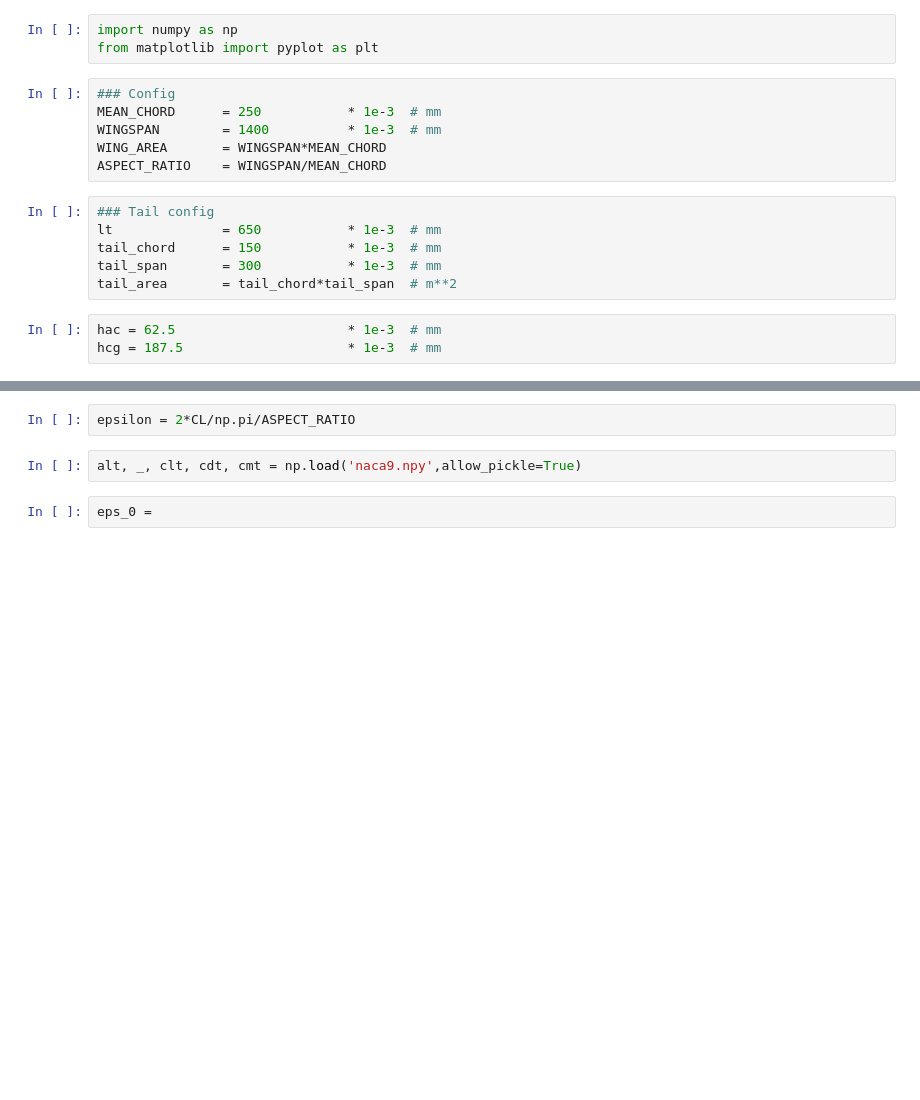
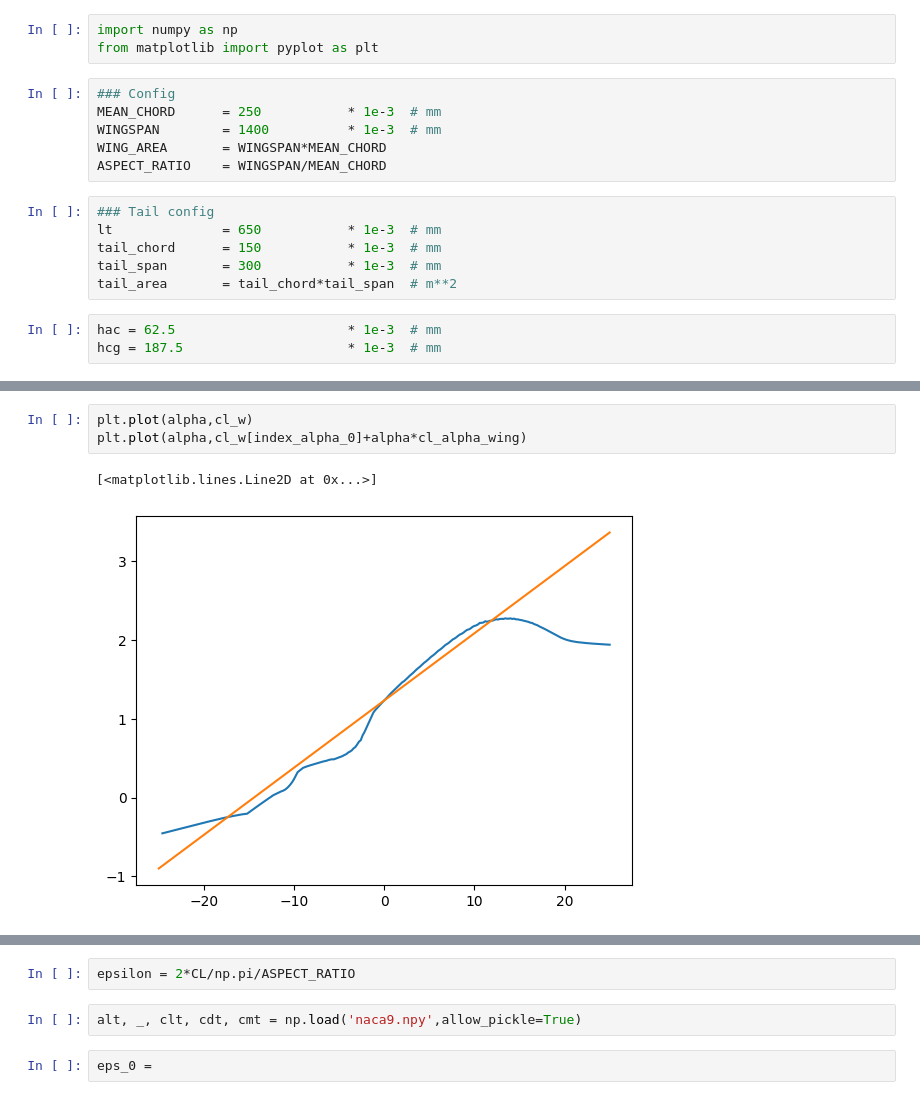
Before and after one commit to hg-heds/14bits_calc, a Jupyter notebook: Stability/stability.ipynb, the cells around one changed output, grey strips where cells are left out. Drawn from its saved outputs; the diff is of its cells as text; blank space fills up the shorter version.

```diff
--- a/Stability/stability.ipynb
+++ b/Stability/stability.ipynb
@@ -32,0 +48,6 @@ plt.plot(alpha,CM_w)
+# %%
+plt.plot(alpha,cl_w)
+plt.plot(alpha,cl_w[index_alpha_0]+alpha*cl_alpha_wing)
+# %% [output]
+[<matplotlib.lines.Line2D at 0x...>]
+[figure, added]
```
Also changed, not shown: parts of 12 cells of this notebook, 3 other files.
